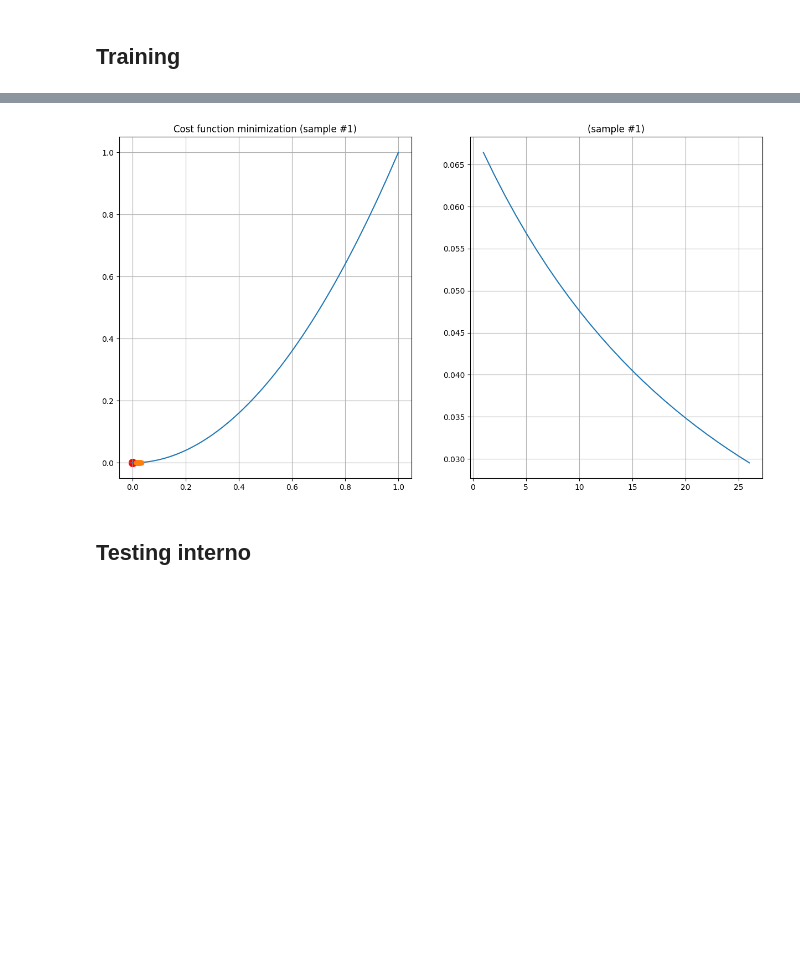
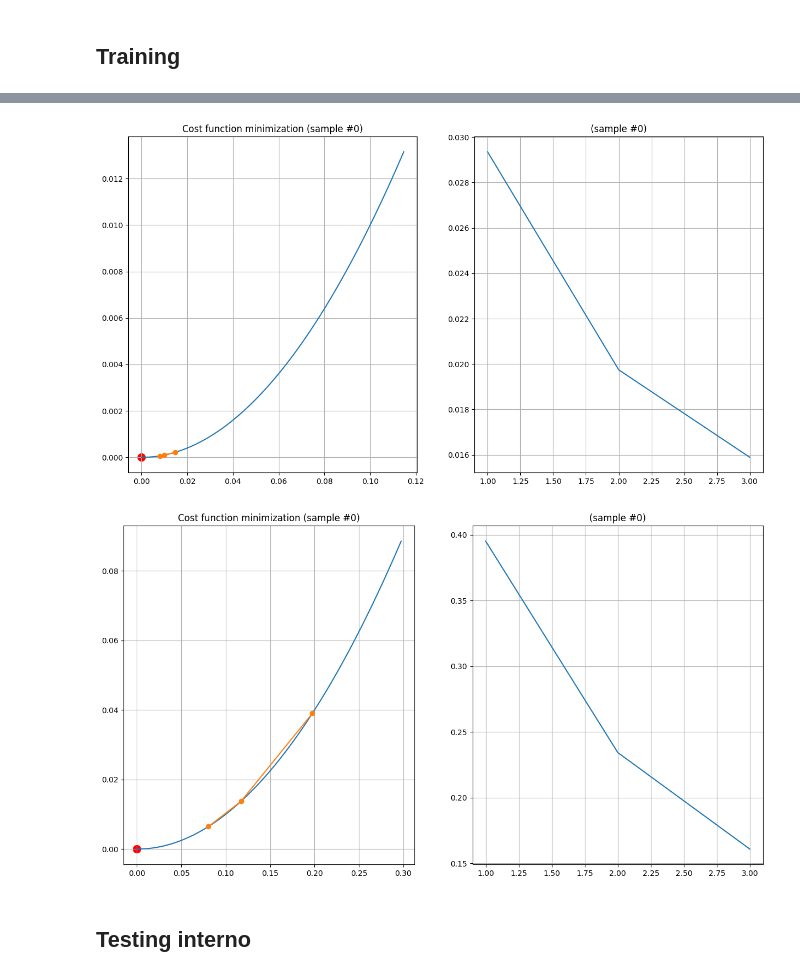
Before and after one commit to Finardi-FS/Neural-Shrimps, a Jupyter notebook: Neural_Network/NN_TrafficProject.ipynb, the cells around one changed output, grey strips where cells are left out. Drawn from its saved outputs; the diff is of its cells as text; code cells hidden in the pictures; blank space fills up the shorter version.

```diff
--- a/Neural_Network/NN_TrafficProject.ipynb
+++ b/Neural_Network/NN_TrafficProject.ipynb
@@ -180,14 +180,15 @@ PCA.show_evec(0)
 # %% [markdown]
 ## Training
 # %%
-weights         = 2 * np.random.rand(len(data_int[0])) - 1                # crea una matrice 1x3 con numeri casuali tra -1 e 1
-correct_outputs = labels_int
-epochs          = 25
-inputs         	= data_int
+weights         = 2 * np.random.rand(len(data_int[0])) - 1                # crea una matrice con numeri casuali tra -1 e 1
+PCA_weights     = 2 * np.random.rand(len(PCA_data_int[0])) - 1                # crea una matrice con numeri casuali tra -1 e 1
+epochs          = 2
 LR              = 0.1
 
 NN = shrimps_class.NN_Class()
 
-results = NN.training(weights, inputs, correct_outputs, epochs, LR)
+results = NN.training(weights, data_int, labels_int, epochs, LR)
+PCA_results = NN.training(PCA_weights, PCA_data_int, labels_int, epochs, LR)
 NN.plt_epochs(results = results, idx_sample = 0)
+NN.plt_epochs(results = PCA_results, idx_sample = 0)
 # %% [output]
@@ -195,9 +197,12 @@ NN.plt_epochs(results = results, idx_sample = 0)
 # %%
 # Per allenare ulteriormente
-results = NN.training(weights, inputs, correct_outputs, epochs, LR)
-NN.plt_epochs(results = results, idx_sample = 1)
+results = NN.training(weights, data_int, labels_int, epochs, LR)
+PCA_results = NN.training(PCA_weights, PCA_data_int, labels_int, epochs, LR)
+NN.plt_epochs(results = results, idx_sample = 0)
+NN.plt_epochs(results = PCA_results, idx_sample = 0)
 # %% [output]
-[figure, old version]
+[figure, new version]
+[figure, added]
 # %% [markdown]
 ## Testing interno
 # %%
```
Also changed, not shown: parts of 5 cells of this notebook, 1 other file.
